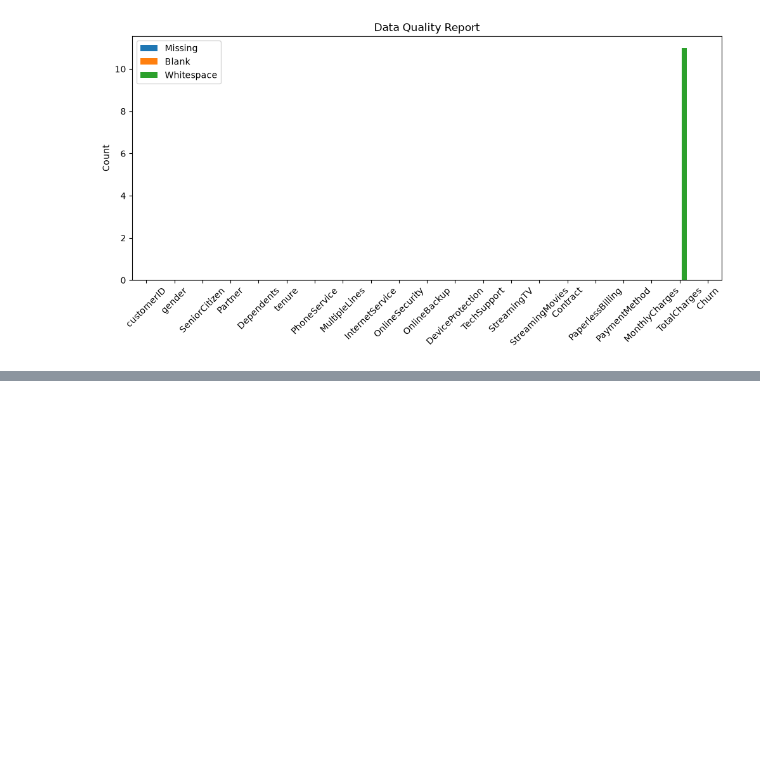
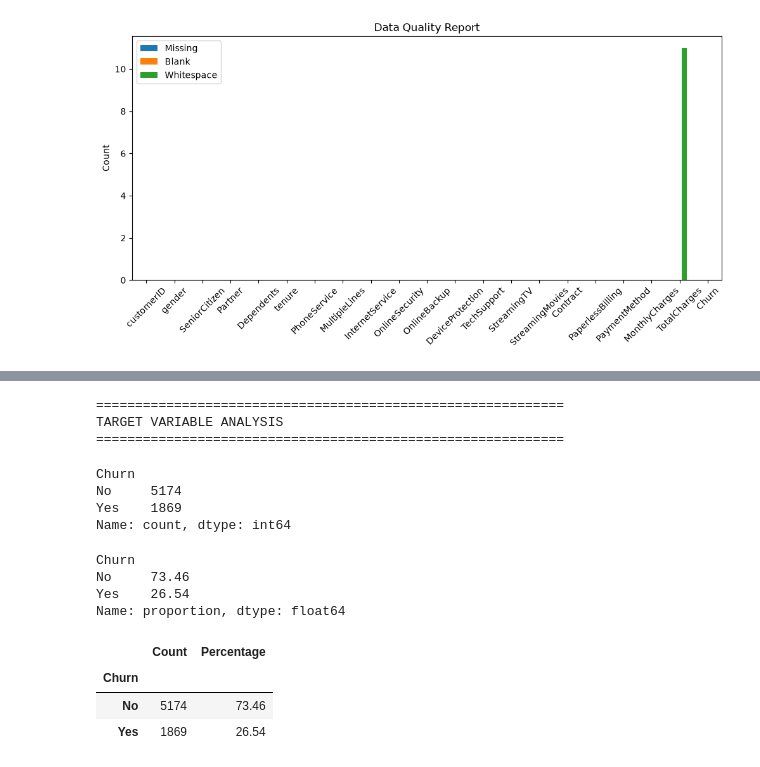
Before and after one commit to annnuspeaks/customer-churn-prediction, a Jupyter notebook: notebooks/02_exploratory_data_analysis.ipynb, the cells around one changed output, grey strips where cells are left out. Saved outputs shown, nothing was run; the diff lists cells and outputs as text; code cells hidden in the pictures; blank space fills up the shorter version.

```diff
--- a/notebooks/02_exploratory_data_analysis.ipynb
+++ b/notebooks/02_exploratory_data_analysis.ipynb
@@ -255,0 +264,43 @@ plt.show()
+# %%
+print("=" * 60)
+print("TARGET VARIABLE ANALYSIS")
+print("=" * 60)
+# %% [output]
+============================================================
+TARGET VARIABLE ANALYSIS
+============================================================
+# %%
+target_counts = df["Churn"].value_counts()
+
+print(target_counts)
+# %% [output]
+Churn
+No     5174
+Yes    1869
+Name: count, dtype: int64
+# %%
+target_percentage = (
+    df["Churn"]
+    .value_counts(normalize=True)
+    .mul(100)
+    .round(2)
+)
+
+print(target_percentage)
+# %% [output]
+Churn
+No     73.46
+Yes    26.54
+Name: proportion, dtype: float64
+# %%
+target_summary = pd.DataFrame({
+    "Count": target_counts,
+    "Percentage": target_percentage
+})
+
+target_summary
+# %% [output]
+|  | Count | Percentage |
+| Churn |  |  |
+| No | 5174 | 73.46 |
+| Yes | 1869 | 26.54 |
```
Also changed, not shown: parts of 5 cells of this notebook, 1 other file.
